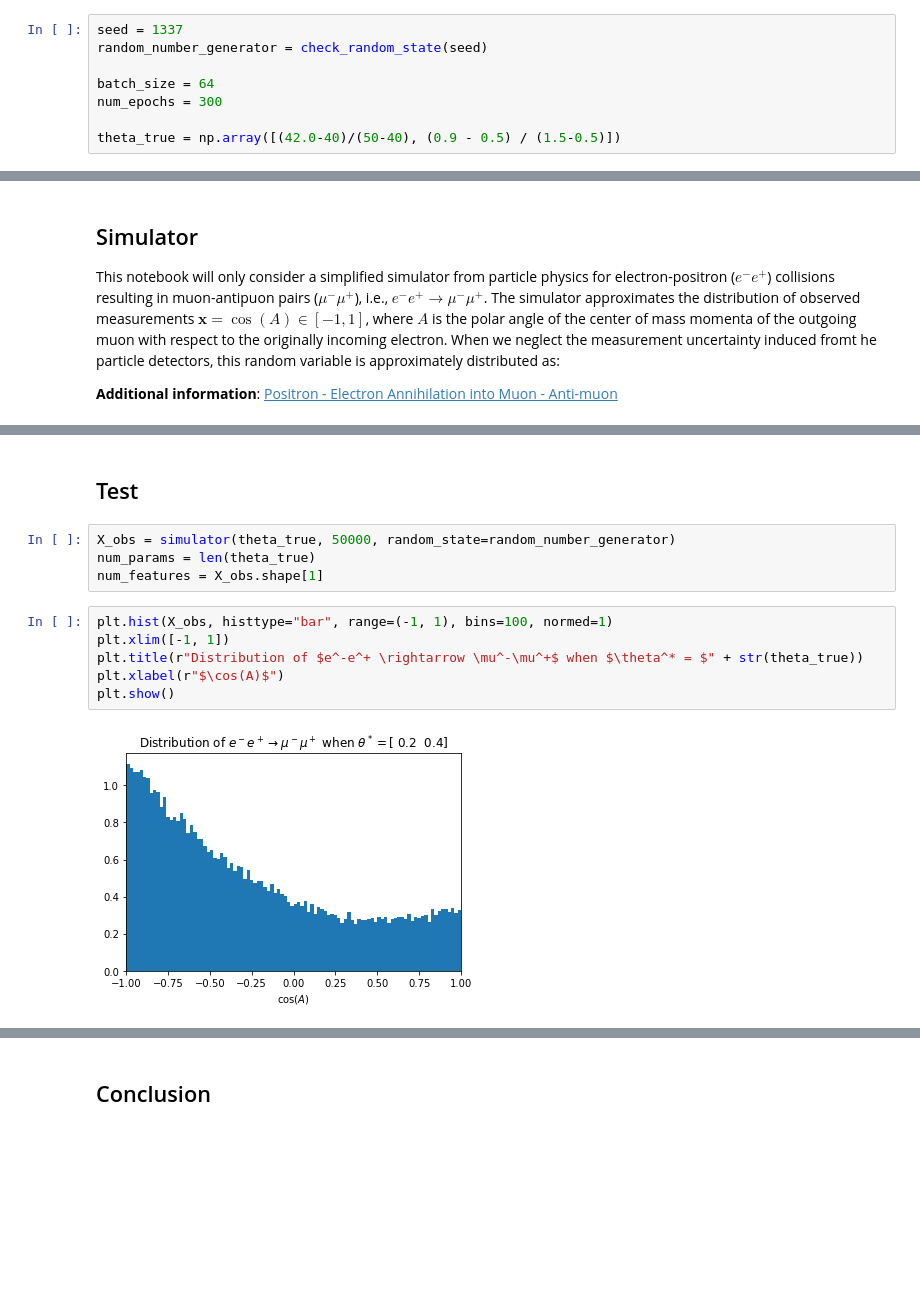
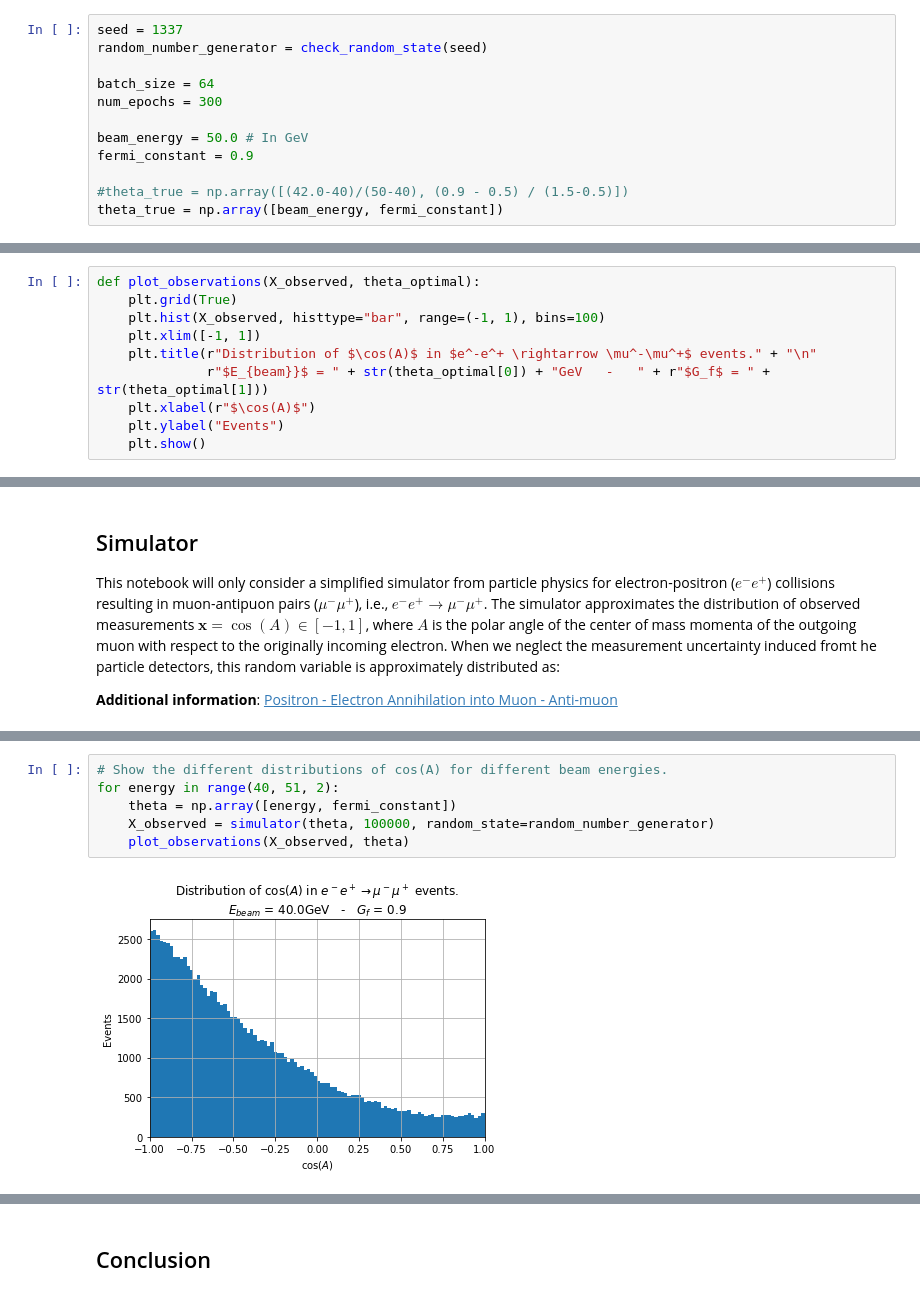
Before and after one commit to JoeriHermans/deep-learning-scripts, a Jupyter notebook: scripts/adverserial-variational-optimization/avo-notebook.ipynb, the cells around one changed output, grey strips where cells are left out. Cells and saved outputs as stored; diff of their text form; blank space fills up the shorter version.

Commit message:
Add generation of e-e+ collisions with different energies

```diff
--- a/scripts/adverserial-variational-optimization/avo-notebook.ipynb
+++ b/scripts/adverserial-variational-optimization/avo-notebook.ipynb
@@ -31,4 +31,8 @@ random_number_generator = check_random_state(seed)
 batch_size = 64
 num_epochs = 300
 
-theta_true = np.array([(42.0-40)/(50-40), (0.9 - 0.5) / (1.5-0.5)])
+beam_energy = 50.0 # In GeV
+fermi_constant = 0.9
+
+#theta_true = np.array([(42.0-40)/(50-40), (0.9 - 0.5) / (1.5-0.5)])
+theta_true = np.array([beam_energy, fermi_constant])
@@ -35,3 +41,13 @@ theta_true = np.array([(42.0-40)/(50-40), (0.9 - 0.5) / (1.5-0.5)])
+# %%
+def plot_observations(X_observed, theta_optimal):
+    plt.grid(True)
+    plt.hist(X_observed, histtype="bar", range=(-1, 1), bins=100)
+    plt.xlim([-1, 1])
+    plt.title(r"Distribution of $\cos(A)$ in $e^-e^+ \rightarrow \mu^-\mu^+$ events." + "\n"
+              r"$E_{beam}}$ = " + str(theta_optimal[0]) + "GeV   -   " + r"$G_f$ = " + str(theta_optimal[1]))
+    plt.xlabel(r"$\cos(A)$")
+    plt.ylabel("Events")
+    plt.show()
 # %% [markdown]
 ## Introduction
 
@@ -85,17 +103,11 @@ def a_fb(sqrtshalf, gf):
     a_fb_gf = gf / gf_nom
 
     return 2 * a_fb_en * a_fb_gf
-# %% [markdown]
-## Test
-# %%
-X_obs = simulator(theta_true, 50000, random_state=random_number_generator)
-num_params = len(theta_true)
-num_features = X_obs.shape[1]
-# %%
-plt.hist(X_obs, histtype="bar", range=(-1, 1), bins=100, normed=1)
-plt.xlim([-1, 1])
-plt.title(r"Distribution of $e^-e^+ \rightarrow \mu^-\mu^+$ when $\theta^* = $" + str(theta_true))
-plt.xlabel(r"$\cos(A)$")
-plt.show()
-# %% [output]
-[figure, removed]
+# %%
+# Show the different distributions of cos(A) for different beam energies.
+for energy in range(40, 51, 2):
+    theta = np.array([energy, fermi_constant])
+    X_observed = simulator(theta, 100000, random_state=random_number_generator)
+    plot_observations(X_observed, theta)
+# %% [output]
+[figure, added]
```
Also changed, not shown: parts of 4 cells of this notebook.
